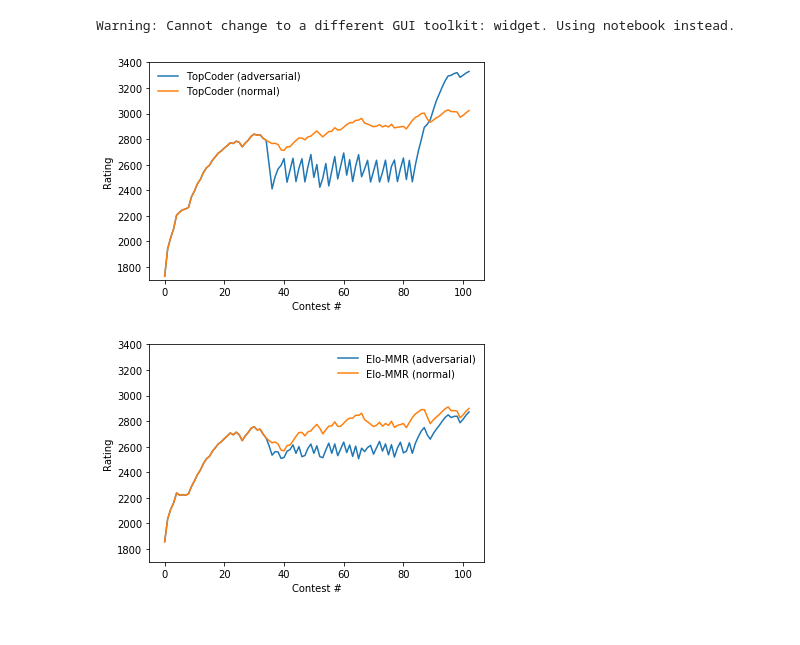
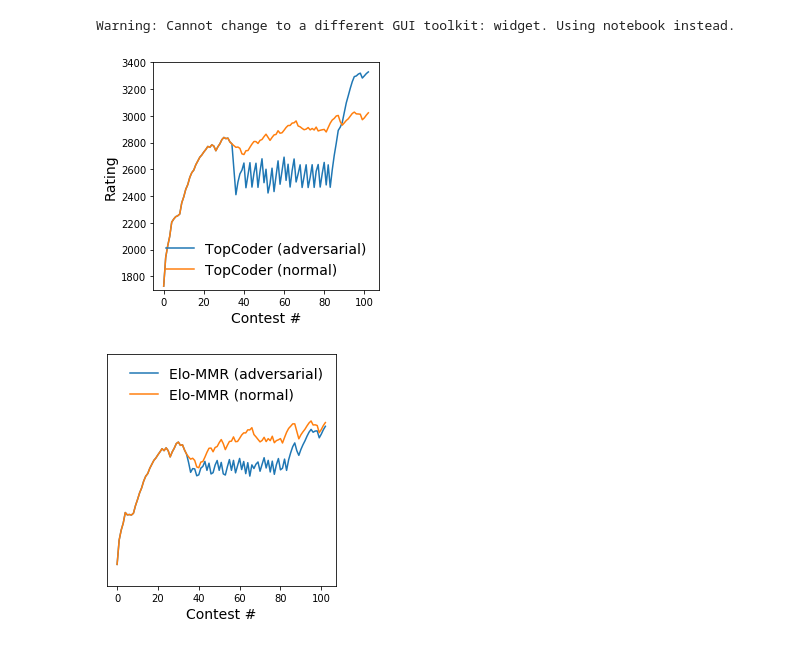
Before and after one commit to EbTech/Elo-MMR, a Jupyter notebook: scripts/adversary-plot.ipynb, the cells around one changed output. Drawn from its saved outputs; the diff is of its cells as text; code cells hidden in the pictures.

Commit message:
Fixes to plotting script.

```diff
--- a/scripts/adversary-plot.ipynb
+++ b/scripts/adversary-plot.ipynb
@@ -13,28 +13,40 @@ mmr_normal = json.load(open(prefix + "tourist_mmr_normal.json"))
 # %% [output]
 Warning: Cannot change to a different GUI toolkit: widget. Using notebook instead.
 # %%
+#import seaborn as sns
 from seaborn import lineplot
 import matplotlib.pyplot as plt
+
+#plt.rcParams["figure.figsize"] = (3.5,4*3.5/5)
+
+#sns.set(rc={'figure.figsize':(3.7,3.7)})
 
 get_ratings = lambda js : [c['posterior_mu'] for c in js]
 
 jsons = [tc_advs, tc_normal, mmr_advs, mmr_normal]
 names = ["TopCoder (adversarial)", "TopCoder (normal)", "Elo-MMR (adversarial)", "Elo-MMR (normal)"]
 for idx, (rating_json, name) in enumerate(zip(jsons, names)):
     ratings = get_ratings(rating_json)
     contestnum = list(range(len(ratings)))
 
     plot = lineplot(contestnum, ratings, label=name)
-    plot.legend(frameon=False)
-    plot.set(xlabel="Contest #", ylabel="Rating")
+    plot.legend(frameon=False, fontsize=14)
+    plot.set_xlabel("Contest #", fontsize=14)
+    plot.set_ylabel("Rating", fontsize=14)
     plot.set_ylim(1700, 3400)
+    plot.axes.set_aspect(1.0/15)
+
+    if idx == 2 or idx == 3:
+        plot.axes.get_yaxis().set_visible(False)
+
+    plt.tight_layout()
 
     if idx == 1:
-        plt.savefig('topcoder.png')
+        plt.savefig('topcoder.eps', bbox_inches='tight', dpi = 400)
         plt.figure()
 
     if idx == 3:
-        plt.savefig('elo-mmr.png')
+        plt.savefig('elo-mmr.eps', bbox_inches='tight', dpi = 400)
 # %% [output]
-[figure, old version]
+[figure, new version]
-[figure, old version]
+[figure, new version]
```
